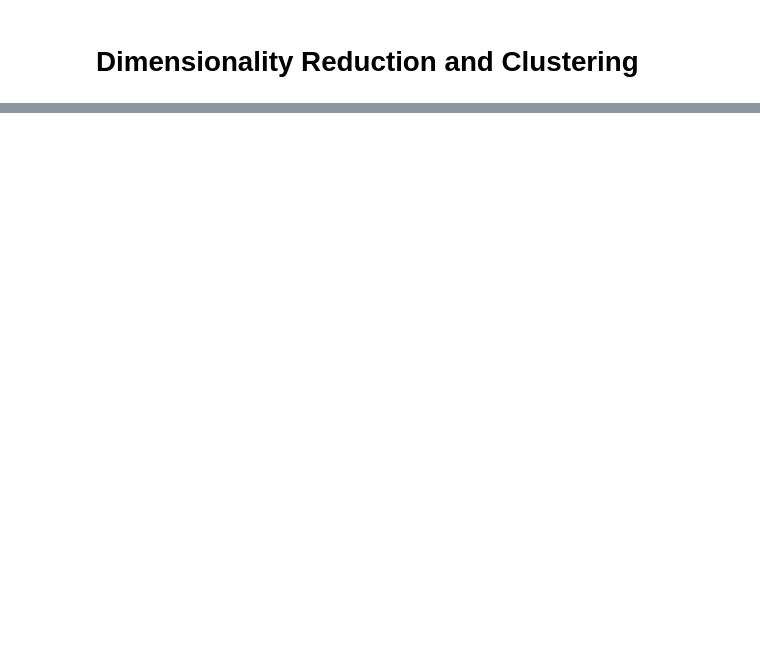
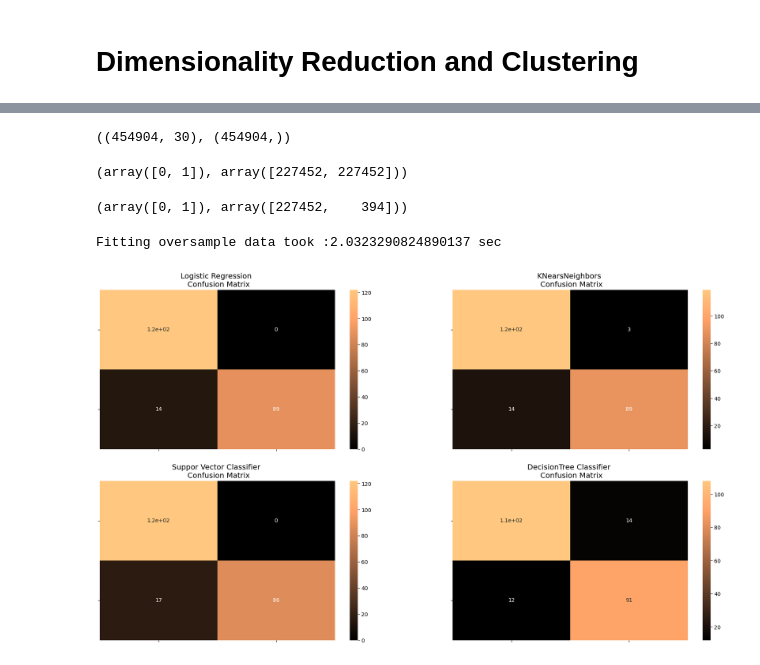
Before and after one commit to hongchal/ml_study, a Jupyter notebook: credit card fraud/credit card fraud 4 .ipynb, the cells around one changed output, grey strips where cells are left out. Drawn from its saved outputs; the diff is of its cells as text; code cells hidden in the pictures; blank space fills up the shorter version.

```diff
--- a/credit card fraud/credit card fraud 4 .ipynb
+++ b/credit card fraud/credit card fraud 4 .ipynb
@@ -443,0 +492,14 @@ plt.show()
+# %%
+classifiers = {
+    "LogisiticRegression": LogisticRegression(),
+    "KNearest": KNeighborsClassifier(),
+    "Support Vector Classifier": SVC(),
+    "DecisionTreeClassifier": DecisionTreeClassifier()
+}
+# %%
+from sklearn.model_selection import cross_val_score
+
+for key, classifier in classifiers.items():
+    classifier.fit(X_train, y_train)
+    training_score = cross_val_score(classifier, X_train, y_train, cv=5)
+    print("Classifiers: ", classifier.__class__.__name__, "Has a training score of", round(training_score.mean(), 2) * 100, "% accuracy score")
@@ -443,0 +822,66 @@ plt.show()
+# %%
+Xsm_train.shape, ysm_train.shape
+# %% [output]
+((454904, 30), (454904,))
+# %%
+unique, counts = np.unique(ysm_train, return_counts=True)
+unique, counts
+# %% [output]
+(array([0, 1]), array([227452, 227452]))
+# %%
+unique, counts = np.unique(original_ytrain, return_counts=True)
+unique, counts
+# %% [output]
+(array([0, 1]), array([227452,    394]))
+# %%
+t0 = time.time()
+log_reg_sm = grid_log_reg.best_estimator_
+log_reg_sm.fit(Xsm_train, ysm_train)
+t1 = time.time()
+print("Fitting oversample data took :{} sec".format(t1 - t0))
+# %% [output]
+Fitting oversample data took :2.0323290824890137 sec
+# %%
+from sklearn.metrics import confusion_matrix
+
+# Logistic Regression fitted using SMOTE technique
+y_pred_log_reg = best_est.predict(X_test)
+
+# Other models fitted with UnderSampling
+y_pred_knear = knears_neighbors.predict(X_test)
+y_pred_svc = svc.predict(X_test)
+y_pred_tree = tree_clf.predict(X_test)
+
+
+log_reg_cf = confusion_matrix(y_test, y_pred_log_reg)
+kneighbors_cf = confusion_matrix(y_test, y_pred_knear)
+svc_cf = confusion_matrix(y_test, y_pred_svc)
+tree_cf = confusion_matrix(y_test, y_pred_tree)
+
+fig, ax = plt.subplots(2, 2,figsize=(22,12))
+
+
+sns.heatmap(log_reg_cf, ax=ax[0][0], annot=True, cmap=plt.cm.copper)
+ax[0, 0].set_title("Logistic Regression \n Confusion Matrix", fontsize=14)
+ax[0, 0].set_xticklabels(['', ''], fontsize=14, rotation=90)
+ax[0, 0].set_yticklabels(['', ''], fontsize=14, rotation=360)
+
+sns.heatmap(kneighbors_cf, ax=ax[0][1], annot=True, cmap=plt.cm.copper)
+ax[0][1].set_title("KNearsNeighbors \n Confusion Matrix", fontsize=14)
+ax[0][1].set_xticklabels(['', ''], fontsize=14, rotation=90)
+ax[0][1].set_yticklabels(['', ''], fontsize=14, rotation=360)
+
+sns.heatmap(svc_cf, ax=ax[1][0], annot=True, cmap=plt.cm.copper)
+ax[1][0].set_title("Suppor Vector Classifier \n Confusion Matrix", fontsize=14)
+ax[1][0].set_xticklabels(['', ''], fontsize=14, rotation=90)
+ax[1][0].set_yticklabels(['', ''], fontsize=14, rotation=360)
+
+sns.heatmap(tree_cf, ax=ax[1][1], annot=True, cmap=plt.cm.copper)
+ax[1][1].set_title("DecisionTree Classifier \n Confusion Matrix", fontsize=14)
+ax[1][1].set_xticklabels(['', ''], fontsize=14, rotation=90)
+ax[1][1].set_yticklabels(['', ''], fontsize=14, rotation=360)
+
+
+plt.show()
+# %% [output]
+[figure, added]
```
Also changed, not shown: parts of 53 cells of this notebook, 1 other file.
